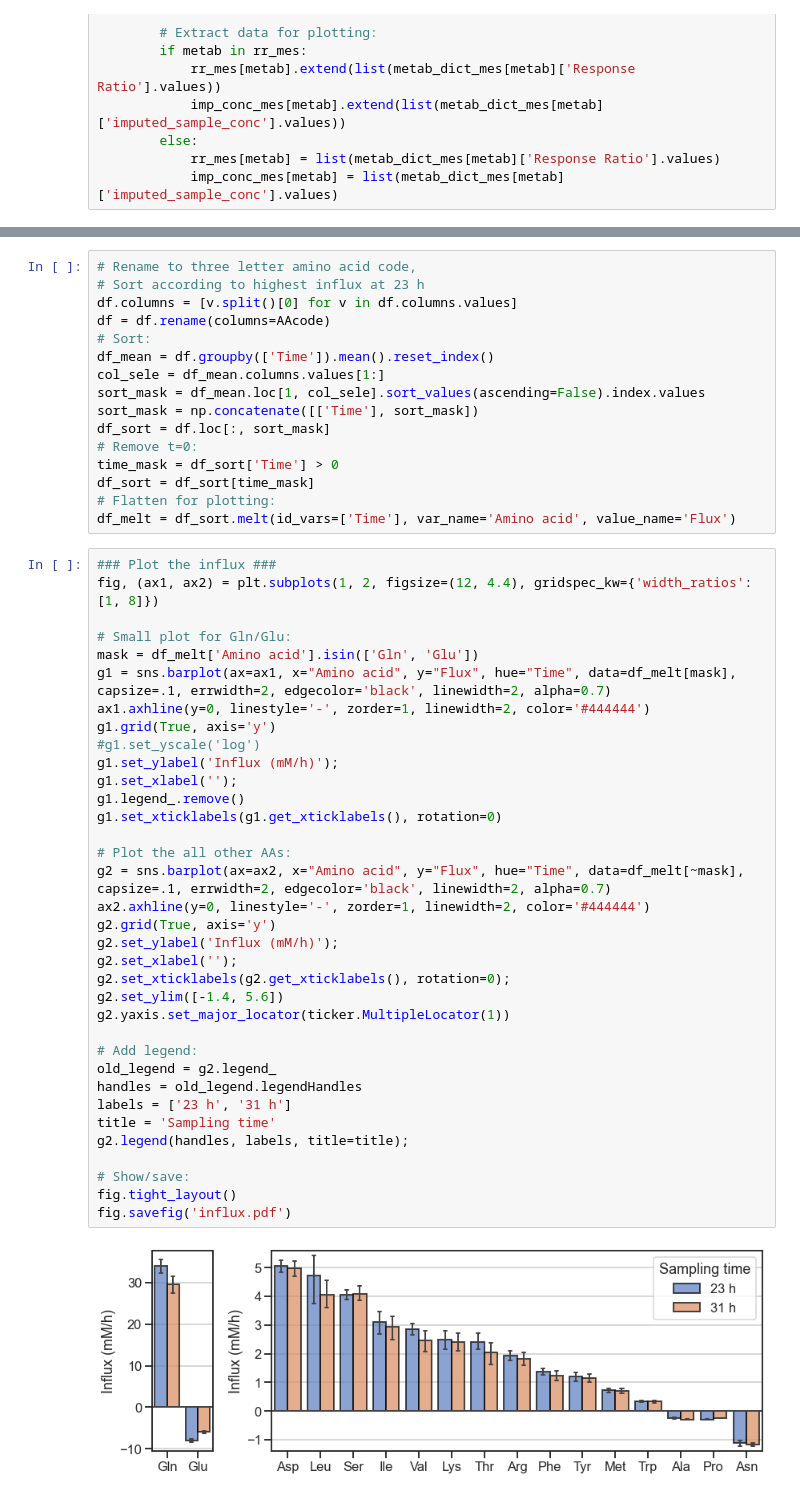
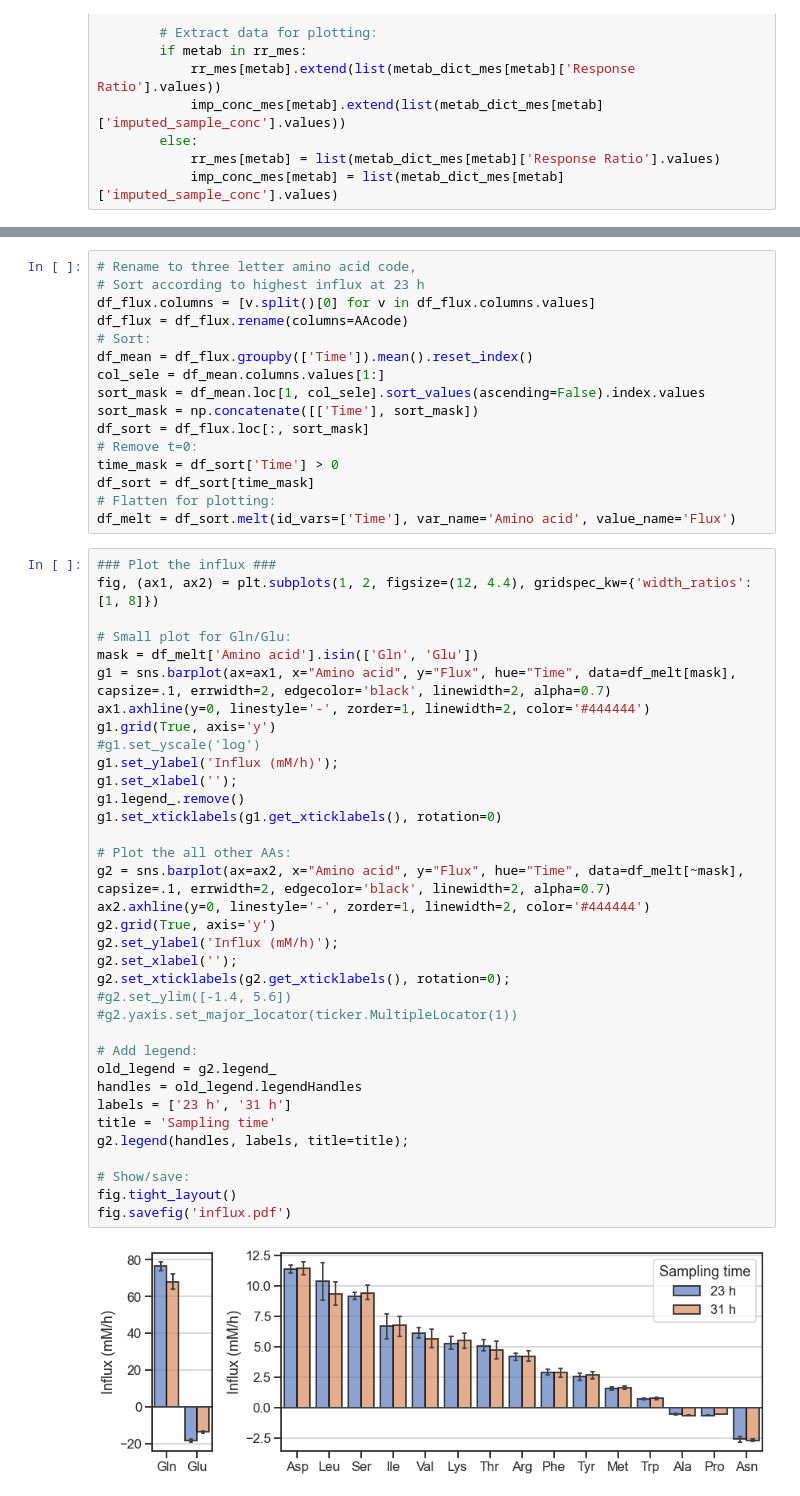
Before and after one commit to krdav/lab-work, a Jupyter notebook: H1299_143B_prot-nucl-quant/AA_influx_143B-GOT-DKO/data_processing.ipynb, the cells around one changed output, grey strips where cells are left out. Saved outputs shown, nothing was run; the diff lists cells and outputs as text.

Commit message:
correct flux

```diff
--- a/H1299_143B_prot-nucl-quant/AA_influx_143B-GOT-DKO/data_processing.ipynb
+++ b/H1299_143B_prot-nucl-quant/AA_influx_143B-GOT-DKO/data_processing.ipynb
@@ -159,14 +271,14 @@ df
 # %%
 # Rename to three letter amino acid code,
 # Sort according to highest influx at 23 h
-df.columns = [v.split()[0] for v in df.columns.values]
-df = df.rename(columns=AAcode)
+df_flux.columns = [v.split()[0] for v in df_flux.columns.values]
+df_flux = df_flux.rename(columns=AAcode)
 # Sort:
-df_mean = df.groupby(['Time']).mean().reset_index()
+df_mean = df_flux.groupby(['Time']).mean().reset_index()
 col_sele = df_mean.columns.values[1:]
 sort_mask = df_mean.loc[1, col_sele].sort_values(ascending=False).index.values
 sort_mask = np.concatenate([['Time'], sort_mask])
-df_sort = df.loc[:, sort_mask]
+df_sort = df_flux.loc[:, sort_mask]
 # Remove t=0:
 time_mask = df_sort['Time'] > 0
 df_sort = df_sort[time_mask]
@@ -179,33 +291,33 @@ fig, (ax1, ax2) = plt.subplots(1, 2, figsize=(12, 4.4), gridspec_kw={'width_rati
 # Small plot for Gln/Glu:
 mask = df_melt['Amino acid'].isin(['Gln', 'Glu'])
 g1 = sns.barplot(ax=ax1, x="Amino acid", y="Flux", hue="Time", data=df_melt[mask], capsize=.1, errwidth=2, edgecolor='black', linewidth=2, alpha=0.7)
 ax1.axhline(y=0, linestyle='-', zorder=1, linewidth=2, color='#444444')
 g1.grid(True, axis='y')
 #g1.set_yscale('log')
 g1.set_ylabel('Influx (mM/h)');
 g1.set_xlabel('');
 g1.legend_.remove()
 g1.set_xticklabels(g1.get_xticklabels(), rotation=0)
 
 # Plot the all other AAs:
 g2 = sns.barplot(ax=ax2, x="Amino acid", y="Flux", hue="Time", data=df_melt[~mask], capsize=.1, errwidth=2, edgecolor='black', linewidth=2, alpha=0.7)
 ax2.axhline(y=0, linestyle='-', zorder=1, linewidth=2, color='#444444')
 g2.grid(True, axis='y')
 g2.set_ylabel('Influx (mM/h)');
 g2.set_xlabel('');
 g2.set_xticklabels(g2.get_xticklabels(), rotation=0);
-g2.set_ylim([-1.4, 5.6])
-g2.yaxis.set_major_locator(ticker.MultipleLocator(1))
+#g2.set_ylim([-1.4, 5.6])
+#g2.yaxis.set_major_locator(ticker.MultipleLocator(1))
 
 # Add legend:
 old_legend = g2.legend_
 handles = old_legend.legendHandles
 labels = ['23 h', '31 h']
 title = 'Sampling time'
 g2.legend(handles, labels, title=title);
 
 # Show/save:
 fig.tight_layout()
 fig.savefig('influx.pdf')
 # %% [output]
-[figure, old version]
+[figure, new version]
```
Also changed, not shown: parts of 10 cells of this notebook, 8 other files.
